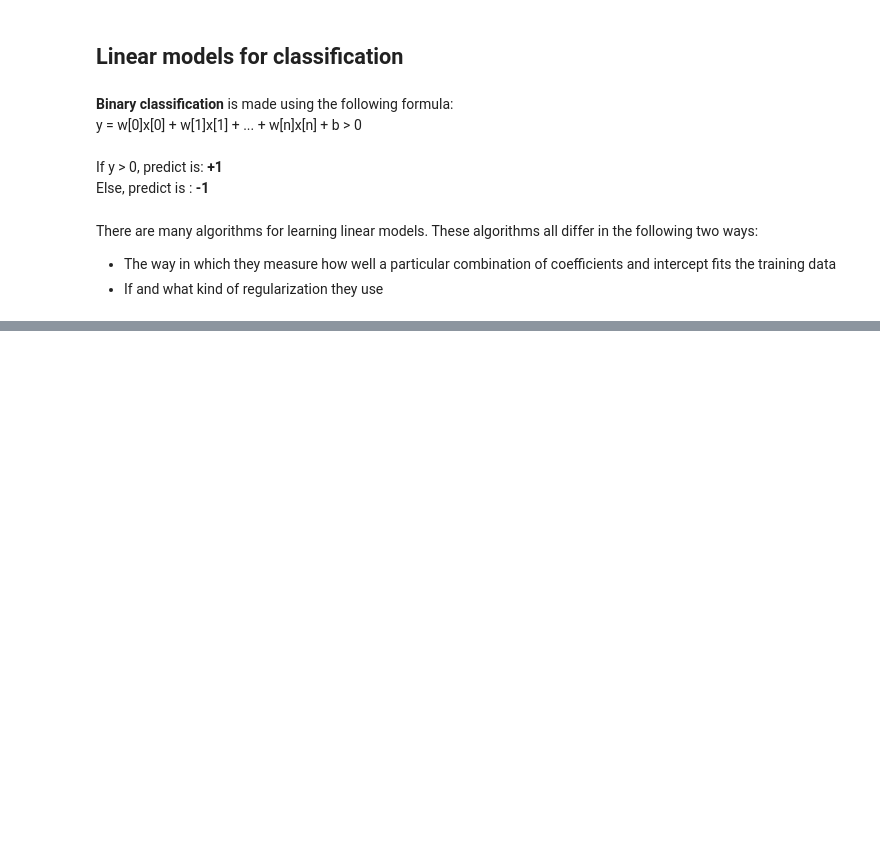
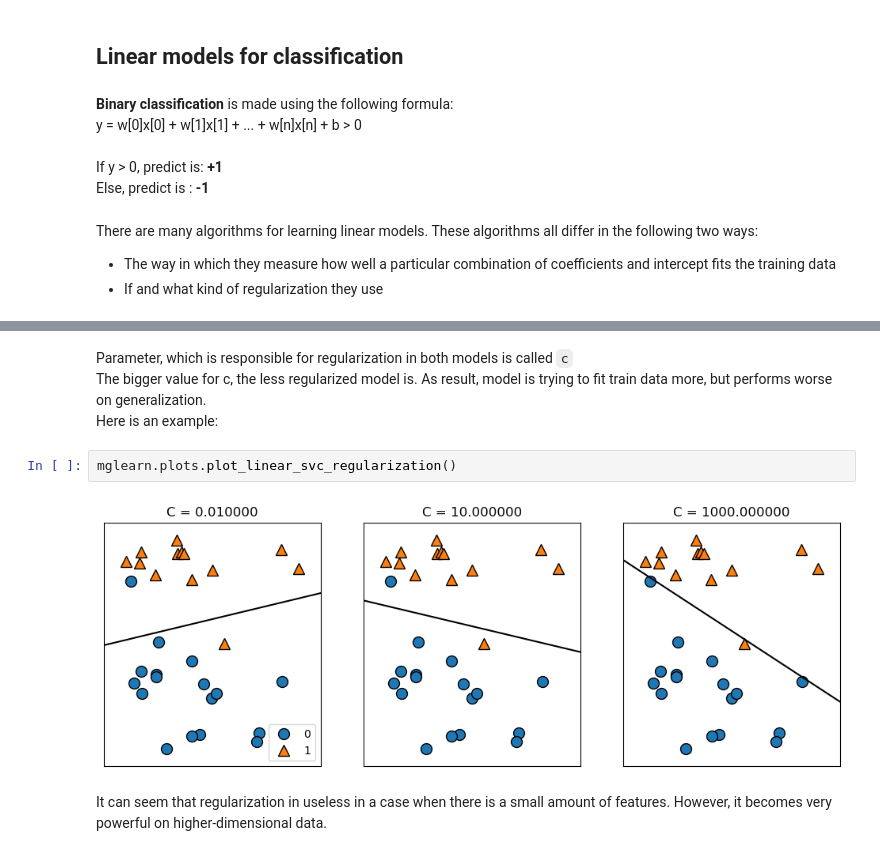
Before and after one commit to MikeSoroka/ML-with-python, a Jupyter notebook: Jupyter/Part 2/Linear_Models.ipynb, the cells around one changed output, grey strips where cells are left out. Saved outputs shown, nothing was run; the diff lists cells and outputs as text; blank space fills up the shorter version.

Commit message:
linear models for classification VIP

```diff
--- a/Jupyter/Part 2/Linear_Models.ipynb
+++ b/Jupyter/Part 2/Linear_Models.ipynb
@@ -203,0 +206,10 @@ IndentationError: expected an indented block after 'for' statement on line 5 (11
+# %% [markdown]
+Parameter, which is responsible for regularization in both models is called <code>c</code><br>
+The bigger value for c, the less regularized model is. As result, model is trying to fit train data more, but performs worse on generalization.<br>
+Here is an example:
+# %%
+mglearn.plots.plot_linear_svc_regularization()
+# %% [output]
+[figure, added]
+# %% [markdown]
+It can seem that regularization in useless in a case when there is a small amount of features. However, it becomes very powerful on higher-dimensional data.
```
Also changed, not shown: parts of 9 cells of this notebook.
